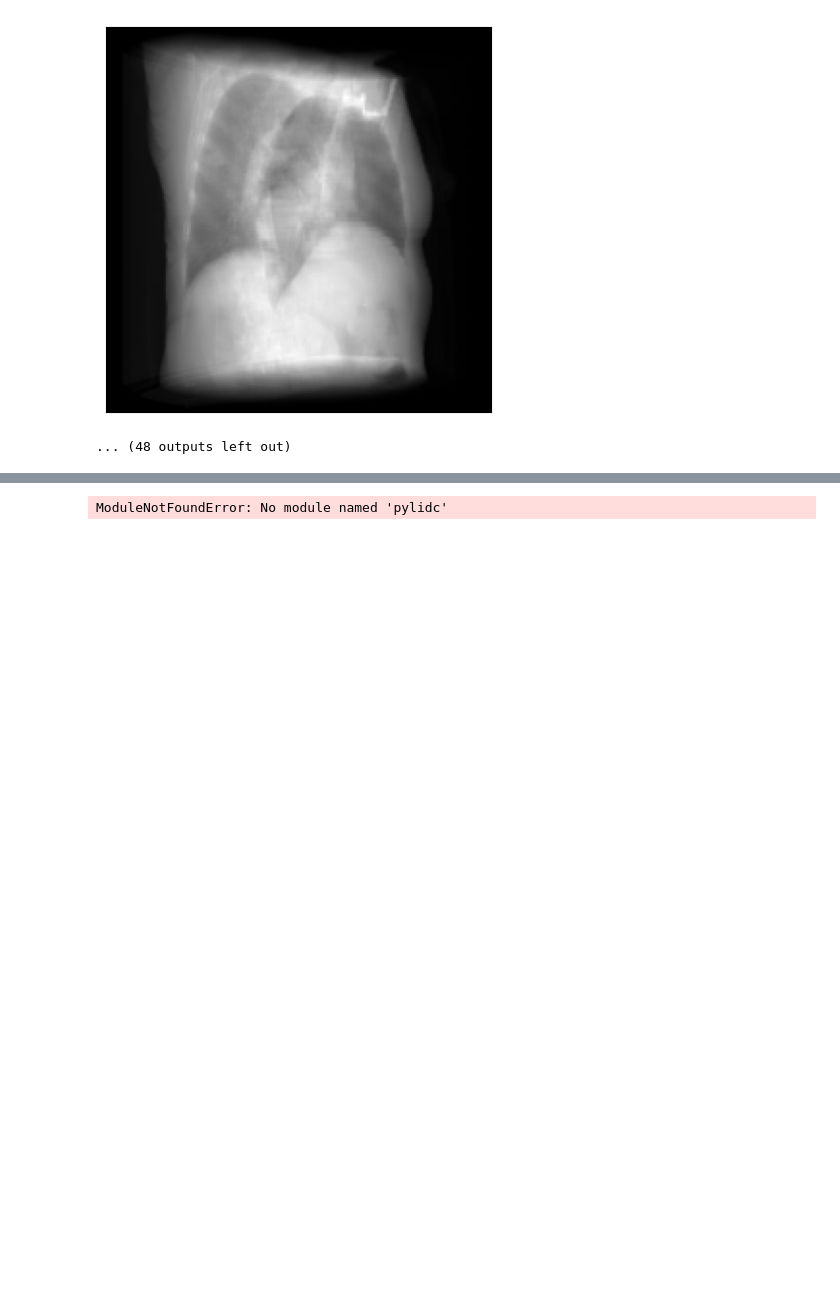
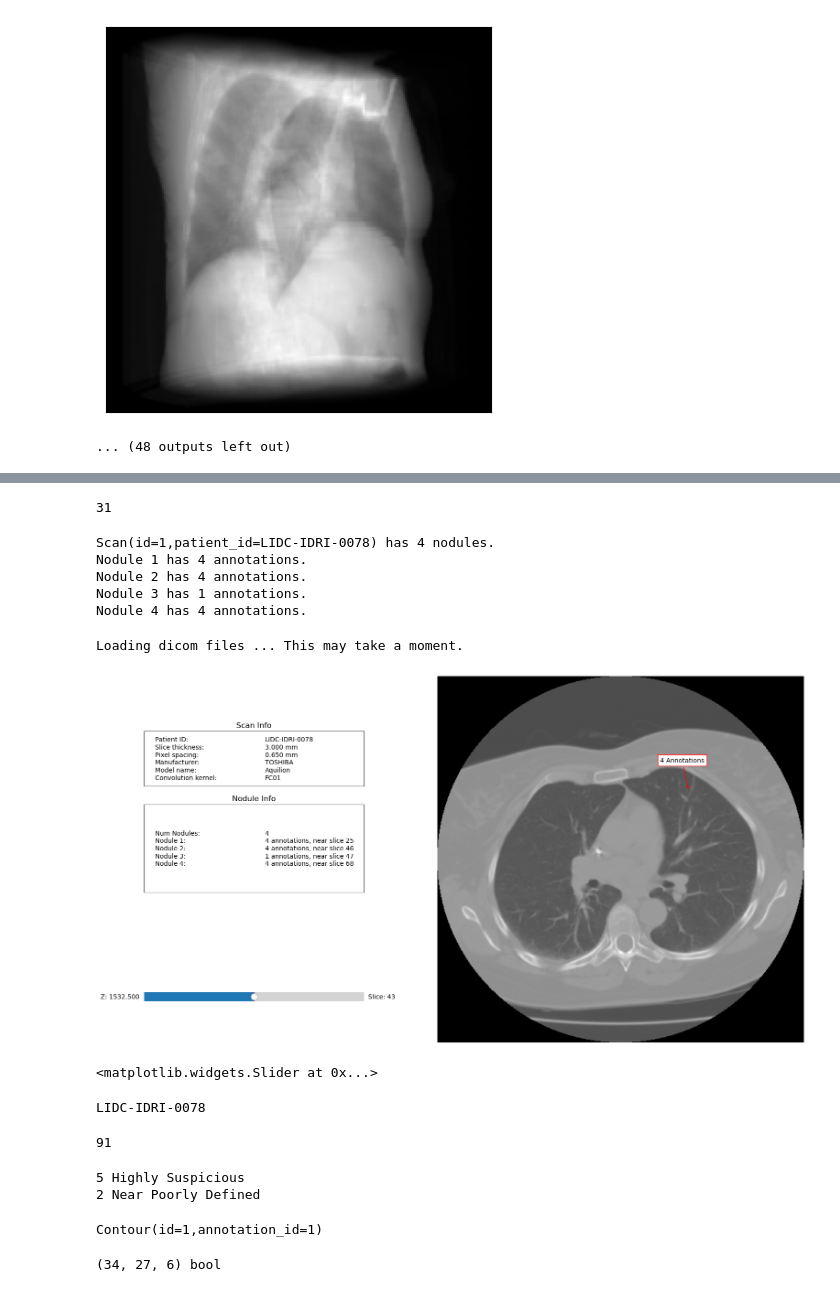
Before and after one commit to khuongdb/rxtool-lidc, a Jupyter notebook: Create_DBB.ipynb, the cells around one changed output, grey strips where cells are left out. Cells and saved outputs as stored; diff of their text form; code cells hidden in the pictures; blank space fills up the shorter version.

```diff
--- a/Create_DBB.ipynb
+++ b/Create_DBB.ipynb
@@ -99,4 +151,76 @@ https://pylidc.github.io/
 # %%
 import pylidc as pl
+#import SimpleITK as sitk
+import itk
+
+pl=reload(pl)
-# %% [output]
-ModuleNotFoundError: No module named 'pylidc'
+# %%
+# Query for all CT scans with desired traits.
+scans = pl.query(pl.Scan).filter(pl.Scan.slice_thickness <= 1,
+                                 pl.Scan.pixel_spacing <= 0.6)
+print(scans.count())
+# => 31
+
+pid = 'LIDC-IDRI-0078'
+scan = pl.query(pl.Scan).filter(pl.Scan.patient_id == pid).first()
+#print(pl)
+# %% [output]
+31
+# %%
+nods = scan.cluster_annotations()
+
+print("%s has %d nodules." % (scan, len(nods)))
+# => Scan(id=1,patient_id=LIDC-IDRI-0078) has 4 nodules.
+
+for i,nod in enumerate(nods):
+    print("Nodule %d has %d annotations." % (i+1, len(nods[i])))
+# %% [output]
+Scan(id=1,patient_id=LIDC-IDRI-0078) has 4 nodules.
+Nodule 1 has 4 annotations.
+Nodule 2 has 4 annotations.
+Nodule 3 has 1 annotations.
+Nodule 4 has 4 annotations.
+# %%
+scan.visualize(annotation_groups=nods)
+# %% [output]
+Loading dicom files ... This may take a moment.
+[figure, added]
+<matplotlib.widgets.Slider at 0x...>
+# %%
+
+ann = pl.query(pl.Annotation).first()
+print(ann.scan.patient_id)
+# %% [output]
+LIDC-IDRI-0078
+# %%
+anns = pl.query(pl.Annotation).filter(pl.Annotation.spiculation == 5,
+                                      pl.Annotation.malignancy == 5)
+print(anns.count())
+# %% [output]
+91
+# %%
+ann = pl.query(pl.Annotation)\
+        .filter(pl.Annotation.malignancy == 5).first()
+
+print(ann.malignancy, ann.Malignancy)
+# => 5, 'Highly Suspicious'
+
+print(ann.margin, ann.Margin)
+# => 2, 'Near Poorly Defined'
+# %% [output]
+5 Highly Suspicious
+2 Near Poorly Defined
+# %%
+ann = pl.query(pl.Annotation).first()
+contours = ann.contours
+
+print(contours[0])
+# => Contour(id=21,annotation_id=1)
+# %% [output]
+Contour(id=1,annotation_id=1)
+# %%
+mask = ann.boolean_mask()
+print(mask.shape, mask.dtype)
+# => (34, 27, 6), dtype('bool')
+# %% [output]
+(34, 27, 6) bool
```
Also changed, not shown: parts of 16 cells of this notebook, 1 other file.
